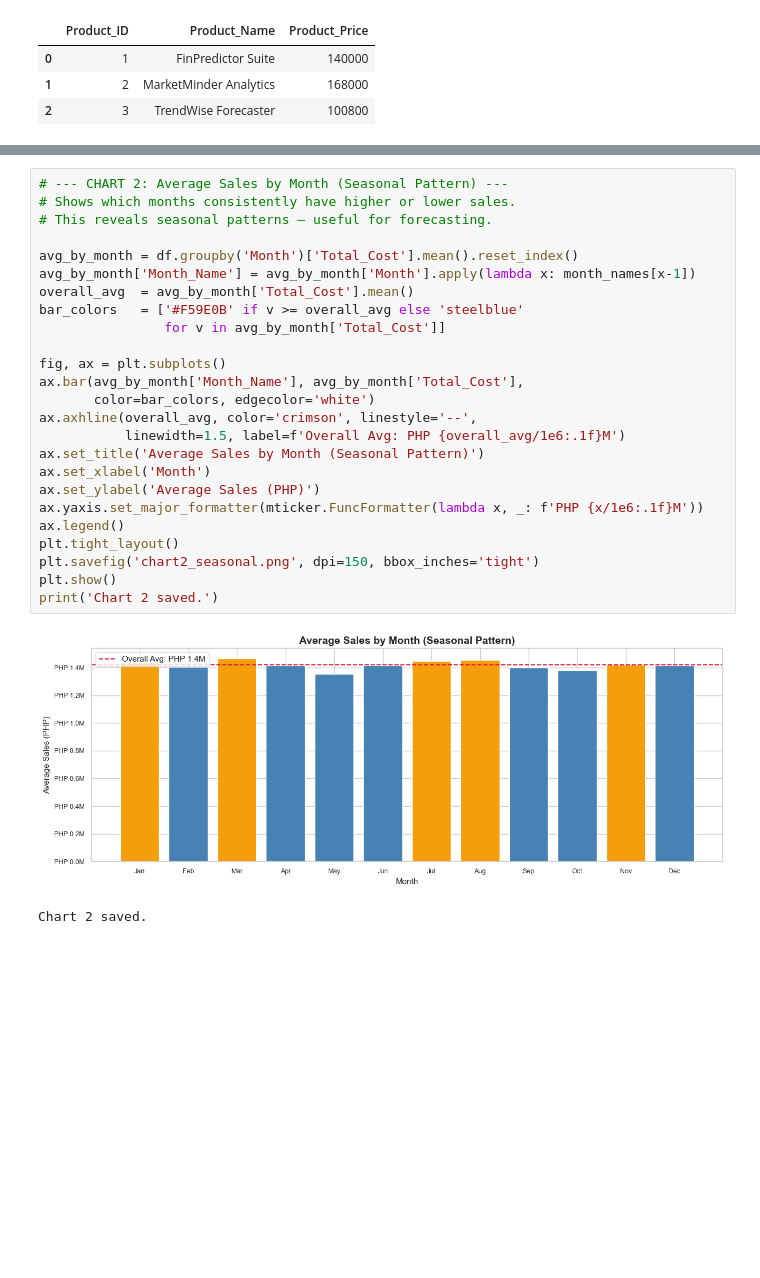
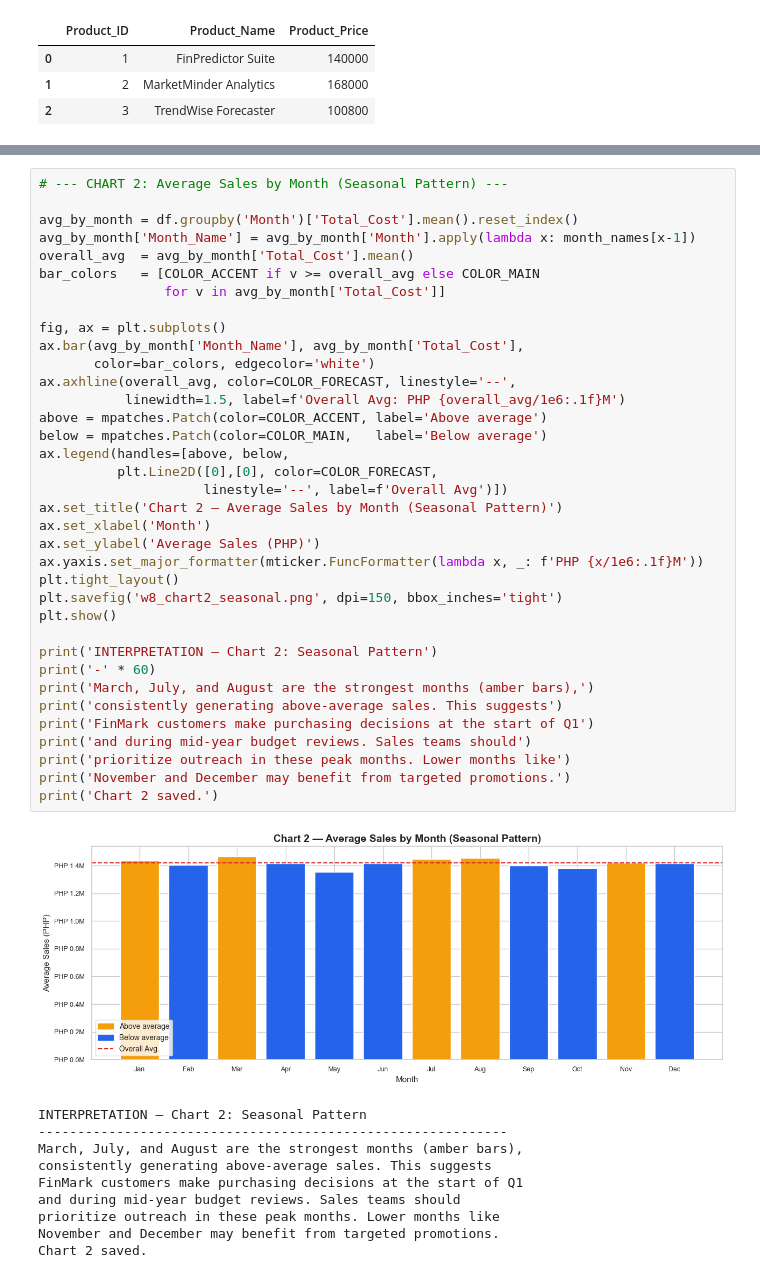
Before and after one commit to Matti2101/MO-IT134-Milestone-2-Project-Forecasting-Model-with-DataViz_BSIT-S3101, a Jupyter notebook: MO-IT134 Week 8 Homework Initial Project Forecasting Model BSIT S3101 PARAN.ipynb, the cells around one changed output, grey strips where cells are left out. Cells and saved outputs as stored; diff of their text form; blank space fills up the shorter version.

```diff
--- a/MO-IT134 Week 8 Homework Initial Project Forecasting Model BSIT S3101 PARAN.ipynb
+++ b/MO-IT134 Week 8 Homework Initial Project Forecasting Model BSIT S3101 PARAN.ipynb
@@ -281,31 +305,50 @@ print('Chart 1 saved.')
 Chart 1 saved.
 # %%
 # --- CHART 2: Average Sales by Month (Seasonal Pattern) ---
-# Shows which months consistently have higher or lower sales.
-# This reveals seasonal patterns — useful for forecasting.
 
 avg_by_month = df.groupby('Month')['Total_Cost'].mean().reset_index()
 avg_by_month['Month_Name'] = avg_by_month['Month'].apply(lambda x: month_names[x-1])
 overall_avg  = avg_by_month['Total_Cost'].mean()
-bar_colors   = ['#F59E0B' if v >= overall_avg else 'steelblue'
+bar_colors   = [COLOR_ACCENT if v >= overall_avg else COLOR_MAIN
                 for v in avg_by_month['Total_Cost']]
 
 fig, ax = plt.subplots()
 ax.bar(avg_by_month['Month_Name'], avg_by_month['Total_Cost'],
        color=bar_colors, edgecolor='white')
-ax.axhline(overall_avg, color='crimson', linestyle='--',
+ax.axhline(overall_avg, color=COLOR_FORECAST, linestyle='--',
            linewidth=1.5, label=f'Overall Avg: PHP {overall_avg/1e6:.1f}M')
-ax.set_title('Average Sales by Month (Seasonal Pattern)')
+above = mpatches.Patch(color=COLOR_ACCENT, label='Above average')
+below = mpatches.Patch(color=COLOR_MAIN,   label='Below average')
+ax.legend(handles=[above, below,
+          plt.Line2D([0],[0], color=COLOR_FORECAST,
+                     linestyle='--', label=f'Overall Avg')])
+ax.set_title('Chart 2 — Average Sales by Month (Seasonal Pattern)')
 ax.set_xlabel('Month')
 ax.set_ylabel('Average Sales (PHP)')
 ax.yaxis.set_major_formatter(mticker.FuncFormatter(lambda x, _: f'PHP {x/1e6:.1f}M'))
-ax.legend()
 plt.tight_layout()
-plt.savefig('chart2_seasonal.png', dpi=150, bbox_inches='tight')
+plt.savefig('w8_chart2_seasonal.png', dpi=150, bbox_inches='tight')
 plt.show()
+
+print('INTERPRETATION — Chart 2: Seasonal Pattern')
+print('-' * 60)
+print('March, July, and August are the strongest months (amber bars),')
+print('consistently generating above-average sales. This suggests')
+print('FinMark customers make purchasing decisions at the start of Q1')
+print('and during mid-year budget reviews. Sales teams should')
+print('prioritize outreach in these peak months. Lower months like')
+print('November and December may benefit from targeted promotions.')
 print('Chart 2 saved.')
 # %% [output]
-[figure, old version]
+[figure, new version]
+INTERPRETATION — Chart 2: Seasonal Pattern
+------------------------------------------------------------
+March, July, and August are the strongest months (amber bars),
+consistently generating above-average sales. This suggests
+FinMark customers make purchasing decisions at the start of Q1
+and during mid-year budget reviews. Sales teams should
+prioritize outreach in these peak months. Lower months like
+November and December may benefit from targeted promotions.
 Chart 2 saved.
 # %%
 # --- CHART 3: Total Sales by Quarter ---
```
Also changed, not shown: parts of 17 cells of this notebook.
